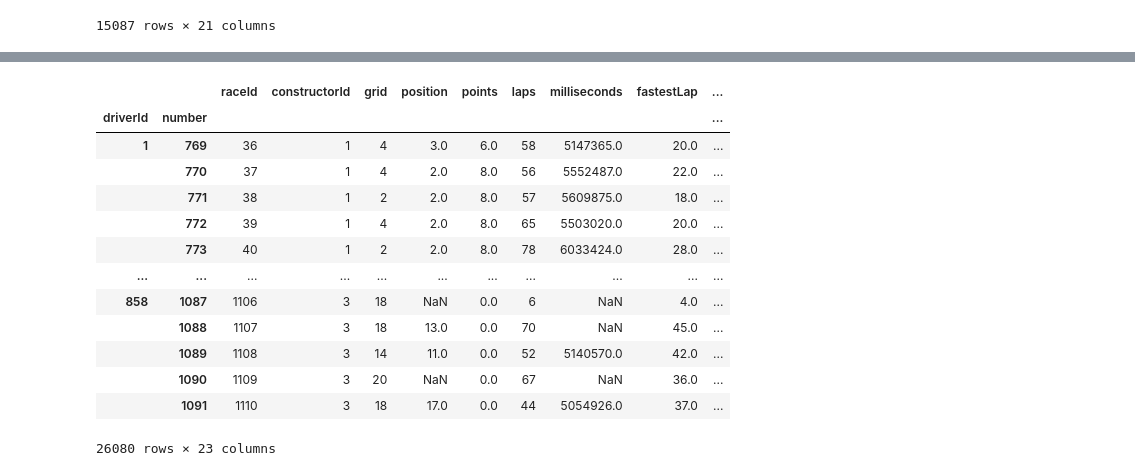
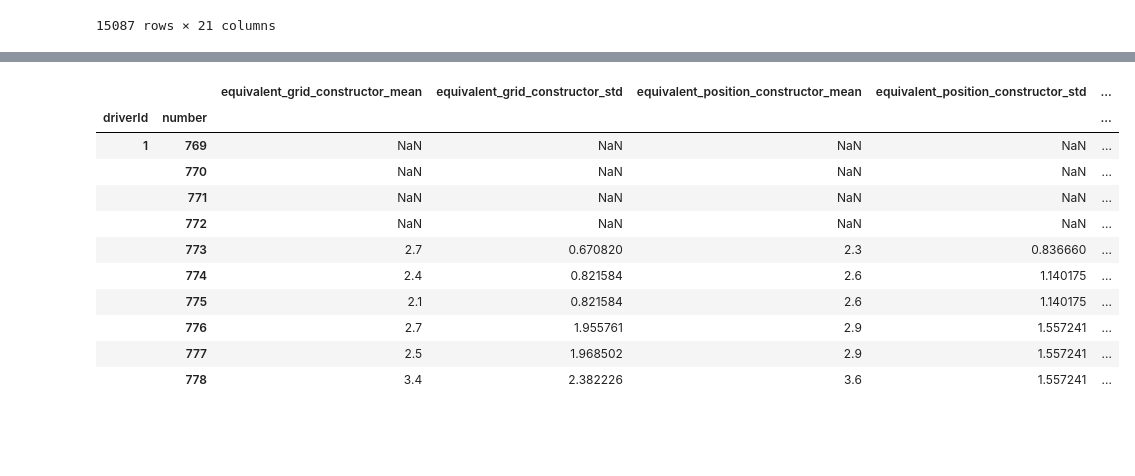
Before and after one commit to GuiCT/data-science-uni, a Jupyter notebook: predictive.ipynb, the cells around one changed output, grey strips where cells are left out. Drawn from its saved outputs; the diff is of its cells as text; code cells hidden in the pictures; blank space fills up the shorter version.

```diff
--- a/predictive.ipynb
+++ b/predictive.ipynb
@@ -150,17 +166,32 @@ results_df = results_df.join(tmp_df, on=['raceId', 'constructorId'])
-# %%
-results_df
-# %% [output]
-|  |  | raceId | constructorId | grid | position | points | laps | milliseconds | fastestLap | ... |
-| driverId | number |  |  |  |  |  |  |  |  | ... |
-| 1 | 769 | 36 | 1 | 4 | 3.0 | 6.0 | 58 | 5147365.0 | 20.0 | ... |
-|  | 770 | 37 | 1 | 4 | 2.0 | 8.0 | 56 | 5552487.0 | 22.0 | ... |
-|  | 771 | 38 | 1 | 2 | 2.0 | 8.0 | 57 | 5609875.0 | 18.0 | ... |
-|  | 772 | 39 | 1 | 4 | 2.0 | 8.0 | 65 | 5503020.0 | 20.0 | ... |
-|  | 773 | 40 | 1 | 2 | 2.0 | 8.0 | 78 | 6033424.0 | 28.0 | ... |
-| ... | ... | ... | ... | ... | ... | ... | ... | ... | ... | ... |
-| 858 | 1087 | 1106 | 3 | 18 | NaN | 0.0 | 6 | NaN | 4.0 | ... |
-|  | 1088 | 1107 | 3 | 18 | 13.0 | 0.0 | 70 | NaN | 45.0 | ... |
-|  | 1089 | 1108 | 3 | 14 | 11.0 | 0.0 | 52 | 5140570.0 | 42.0 | ... |
-|  | 1090 | 1109 | 3 | 20 | NaN | 0.0 | 67 | NaN | 36.0 | ... |
-|  | 1091 | 1110 | 3 | 18 | 17.0 | 0.0 | 44 | 5054926.0 | 37.0 | ... |
-26080 rows × 23 columns
+# %%
+tmp2_df = (
+    results_df[[
+        'equivalent_grid_constructor',
+        'equivalent_position_constructor',
+        'position',
+        'grid'
+    ]]
+    .rolling(PREVIOUS_RESULTS_USED)
+    .agg(['mean', 'std'])
+    .rename(columns={
+        'position': 'position_driver',
+    'grid': 'grid_driver'
+    }
+    )
+    .head(10)
+)
+tmp2_df.columns = ['_'.join(col).strip() for col in tmp2_df.columns.values]
+tmp2_df
+# %% [output]
+|  |  | equivalent_grid_constructor_mean | equivalent_grid_constructor_std | equivalent_position_constructor_mean | equivalent_position_constructor_std | ... |
+| driverId | number |  |  |  |  | ... |
+| 1 | 769 | NaN | NaN | NaN | NaN | ... |
+|  | 770 | NaN | NaN | NaN | NaN | ... |
+|  | 771 | NaN | NaN | NaN | NaN | ... |
+|  | 772 | NaN | NaN | NaN | NaN | ... |
+|  | 773 | 2.7 | 0.670820 | 2.3 | 0.836660 | ... |
+|  | 774 | 2.4 | 0.821584 | 2.6 | 1.140175 | ... |
+|  | 775 | 2.1 | 0.821584 | 2.6 | 1.140175 | ... |
+|  | 776 | 2.7 | 1.955761 | 2.9 | 1.557241 | ... |
+|  | 777 | 2.5 | 1.968502 | 2.9 | 1.557241 | ... |
+|  | 778 | 3.4 | 2.382226 | 3.6 | 1.557241 | ... |
```
Also changed, not shown: parts of 2 cells of this notebook.
